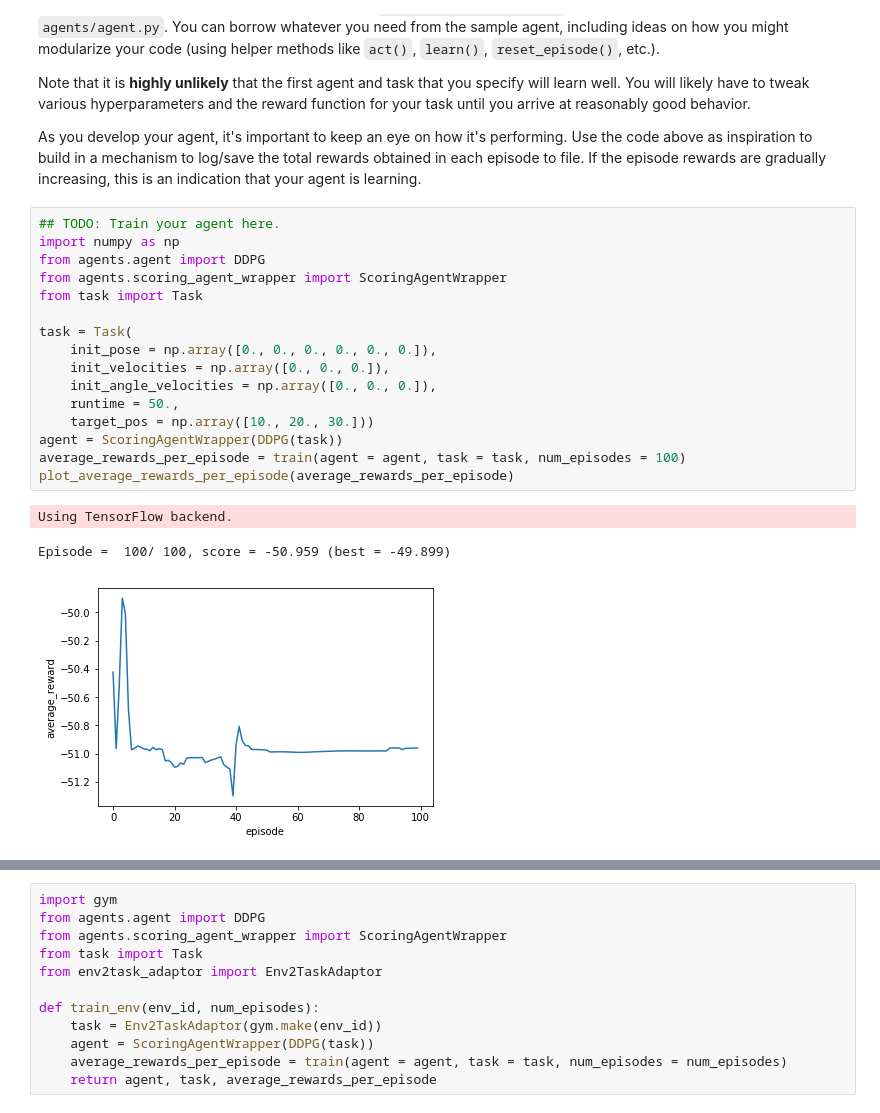
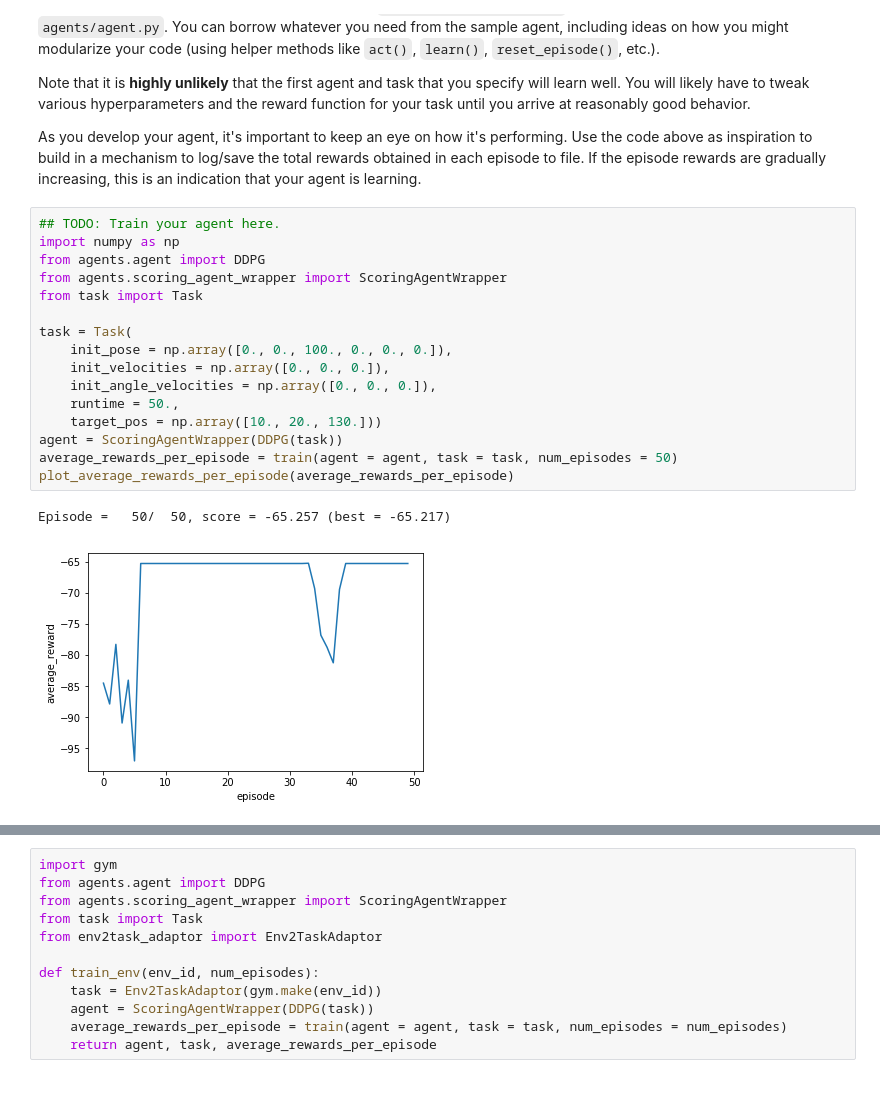
Before and after one commit to KnollFrank/RL-Quadcopter-2, a Jupyter notebook: Quadcopter_Project.ipynb, the cells around one changed output, grey strips where cells are left out. Cells and saved outputs as stored; diff of their text form.

```diff
--- a/Quadcopter_Project.ipynb
+++ b/Quadcopter_Project.ipynb
@@ -253,23 +253,22 @@ As you develop your agent, it's important to keep an eye on how it's performing.
 # %%
 ## TODO: Train your agent here.
 import numpy as np
 from agents.agent import DDPG
 from agents.scoring_agent_wrapper import ScoringAgentWrapper
 from task import Task
 
 task = Task(
-    init_pose = np.array([0., 0., 0., 0., 0., 0.]),
+    init_pose = np.array([0., 0., 100., 0., 0., 0.]),
     init_velocities = np.array([0., 0., 0.]),
     init_angle_velocities = np.array([0., 0., 0.]),
     runtime = 50.,
-    target_pos = np.array([10., 20., 30.]))
+    target_pos = np.array([10., 20., 130.]))
 agent = ScoringAgentWrapper(DDPG(task))
-average_rewards_per_episode = train(agent = agent, task = task, num_episodes = 100)
+average_rewards_per_episode = train(agent = agent, task = task, num_episodes = 50)
 plot_average_rewards_per_episode(average_rewards_per_episode)
 # %% [output]
-Using TensorFlow backend.
+Episode =   50/  50, score = -65.257 (best = -65.217)
-Episode =  100/ 100, score = -50.959 (best = -49.899)
-[figure, old version]
+[figure, new version]
 # %%
 results = evaluate(agent, task)
 plot(results, task.target_pos)
```
Also changed, not shown: parts of 7 cells of this notebook.
